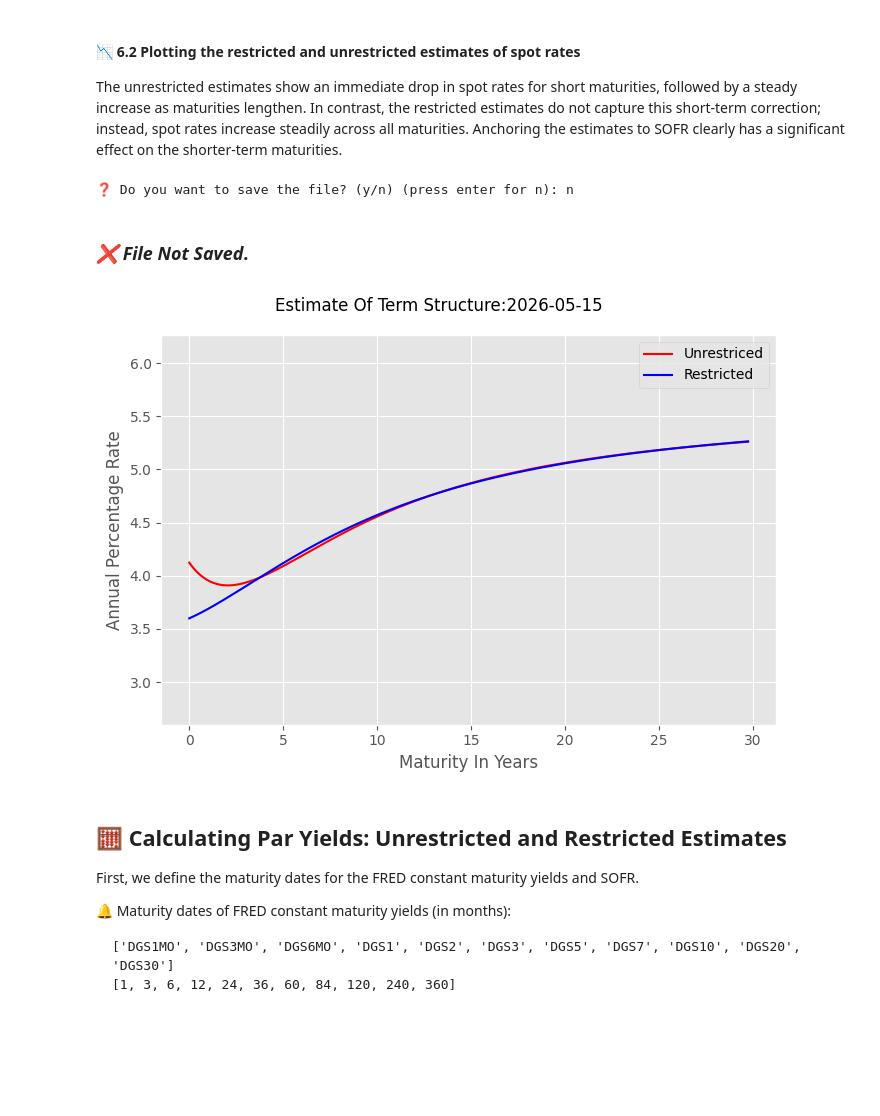
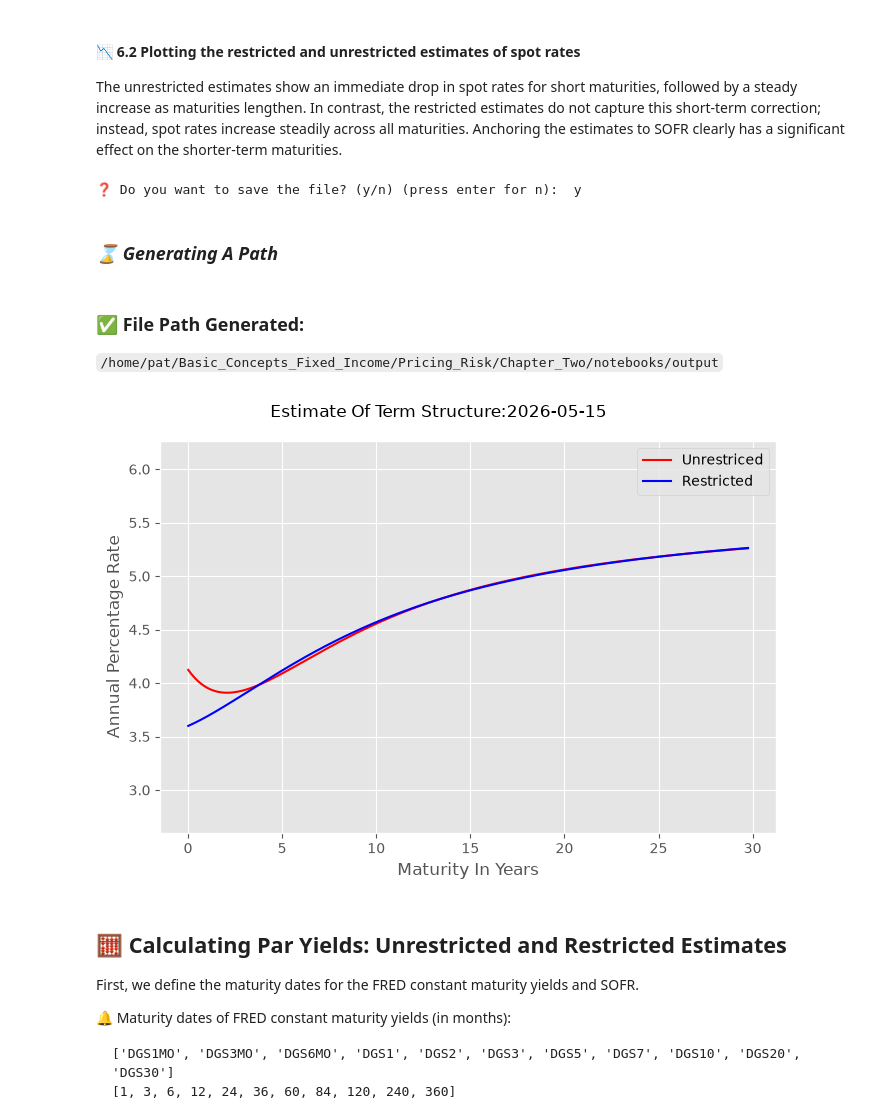
Before and after one commit to PatrickJHess/Volume-Four-Chapter-Two, a Jupyter notebook: notebooks/Calculating_Par_Yields.ipynb, the cells around one changed output. Drawn from its saved outputs; the diff is of its cells as text; code cells hidden in the pictures; blank space fills up the shorter version.

```diff
--- a/notebooks/Calculating_Par_Yields.ipynb
+++ b/notebooks/Calculating_Par_Yields.ipynb
@@ -257,7 +272,7 @@ The function `create_payoff_df` relies upon the `bond_pay_data` function to calc
 **The functions take over a minute to process 400 securities. Takes a little patience!**
 # %%
 # the completion index assumes all the bonds are processed
-df_payoff_matrix=create_payoff_df(clean_df,settlement,OLS=False)
+df_payoff_matrix=fq.create_payoff_df(clean_df,settlement,OLS=False)
 
 # full rank required to infer zero prices
 # linalg module to confirm full rank
@@ -293,7 +311,7 @@ df_data['Clean Price']=np.where(bid_ask_true,true_value,false_value)
 # calculate accrued interest with apply method
 # Settlement date returned by FEDInvest
 df_data['Accrued Interest'] = df_data.apply(
-    lambda row: accrued_interest(
+    lambda row: fq.accrued_interest(
         maturity=row.name,        # Value of index is the maturity date
         coupon=row['Coupon'],
         settlement=settlement
@@ -373,11 +406,11 @@ guesses=[long_rate_guess,slope_guess,shape_guess,tau_guess]
 # sofr_rate set to None for unrestricted model
 # results include estiamted values and status of minimization problem
 # function displays results of optimization and estimates
-unrestricted=estimate_ns_parameters(df_payoff_matrix,P_actual,mat_years,guesses,sofr_rate=None)
+unrestricted=fq.estimate_ns_parameters(df_payoff_matrix,P_actual,mat_years,guesses,sofr_rate=None)
 
 # estimated coefficients are x attribute of unrestricted.
 # ns_spot_rates returns spot rates and maturities in years
-unrestricted_spot_rates, maturity_years = ns_spot_rates(unrestricted.x, mat_years)
+unrestricted_spot_rates, maturity_years = fq.ns_spot_rates(unrestricted.x, mat_years)
 # %% [output]
 'Completion status: Optimization terminated successfully.'
 'Long Rate (Beta Zero) 0.0567..Slope (Beta One) -0.0155...    Shape (Beta Two) -0.0292...Scaling (Tau)  2.7417'
@@ -394,9 +427,9 @@ guesses=[long_rate_guess,shape_guess,tau_guess]
 # slope coefficient made equal to sofr_rate less estimated level
 # results include estiamted values and status of minimization problem
 # function displays results of optimization and estimates including restricted value of slope
-restricted=estimate_ns_parameters(df_payoff_matrix,P_actual,mat_years,guesses,sofr_rate=sofr_rate)
+restricted=fq.estimate_ns_parameters(df_payoff_matrix,P_actual,mat_years,guesses,sofr_rate=sofr_rate)
 
-restricted_spot_rates, maturity_years = ns_spot_rates(restricted.x, mat_years,sofr_rate=sofr_rate)
+restricted_spot_rates, maturity_years = fq.ns_spot_rates(restricted.x, mat_years,sofr_rate=sofr_rate)
 # %% [output]
 'Completion status: Optimization terminated successfully.'
 'Long Rate (Beta Zero) 0.0570..Slope (sofr_rate -Beta Zero) -0.0210...    Shape (Beta Two) -0.0155...Scaling (Tau)  3.5829'
@@ -416,33 +449,35 @@ The unrestricted estimates show an immediate drop in spot rates for short maturi
 # %%
 # graph spot rates for unrestricted and restricted estimates
 # convert values to percentages
 plot_data=[unrestricted_spot_rates*100,
            restricted_spot_rates*100]
 #X axis time in years
 xaxis=maturity_years
 
 # labels
 series=['Unrestriced',
         'Restricted']
 ylabel='Annual Percentage Rate'
 xlabel='Maturity In Years'
 size=(7,5)
 markers=['']*2
 colors=['r','b']
 
 # use nanmin and nanmax so that nan is ignored
 y_lower=np.nanmin(plot_data)-1
 y_upper=np.nanmax(plot_data)+1
 
 
 ylim=[y_lower,y_upper]
 title='Estimate Of Term Structure:'+settlement.strftime('%Y-%m-%d ')
-one_y_axis(xaxis,plot_data,title,series,xlabel,ylabel,markers,size,ylim,
+fq.one_y_axis(xaxis,plot_data,title,series,xlabel,ylabel,markers,size,ylim,
            colors=colors)
 # %% [output]
-❓ Do you want to save the file? (y/n) (press enter for n): n
+❓ Do you want to save the file? (y/n) (press enter for n):  y
-### ***❌ File Not Saved***.
+### ***⌛ Generating A Path***
+### ✅ **File Path Generated:**
+`/home/pat/Basic_Concepts_Fixed_Income/Pricing_Risk/Chapter_Two/notebooks/output`
-[figure, old version]
+[figure, new version]
 # %% [markdown]
 ## 🧮 Calculating Par Yields: Unrestricted and Restricted Estimates
 
```
Also changed, not shown: parts of 16 cells of this notebook, 4 other files.
